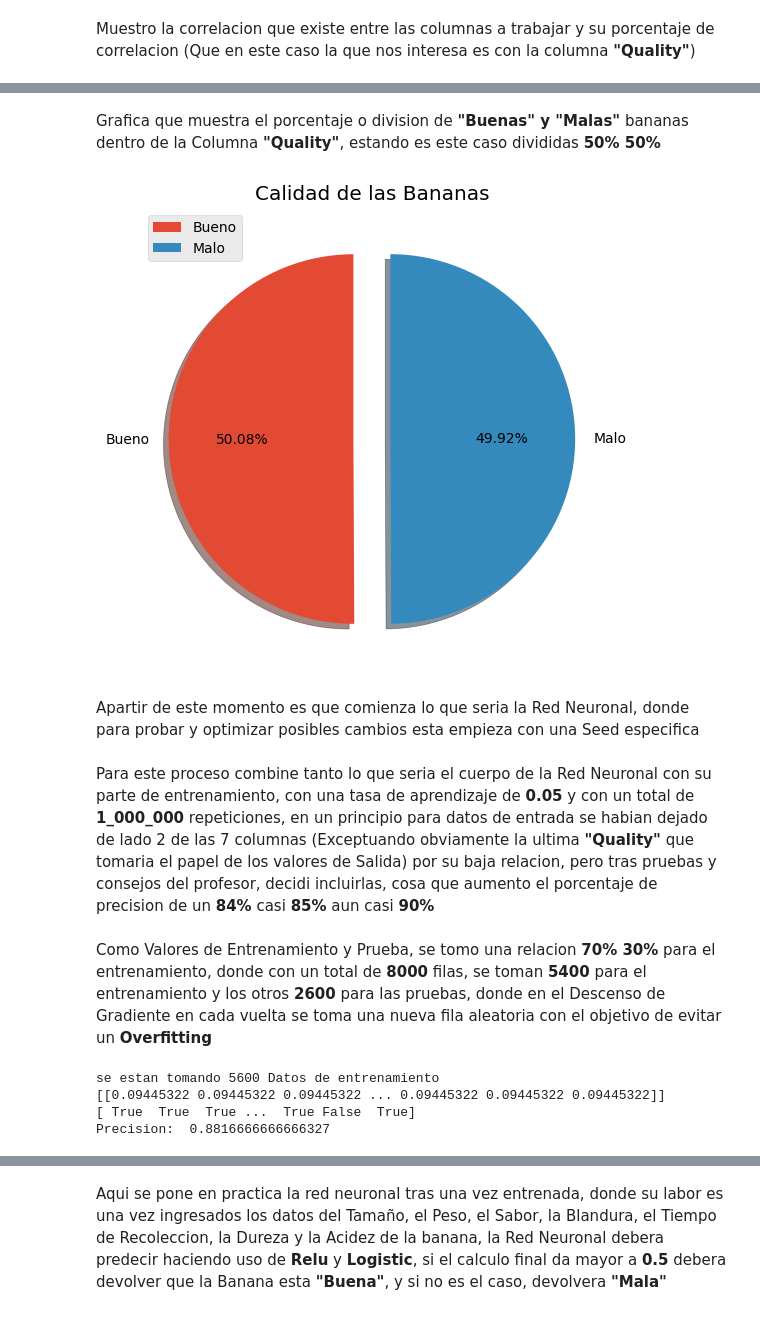
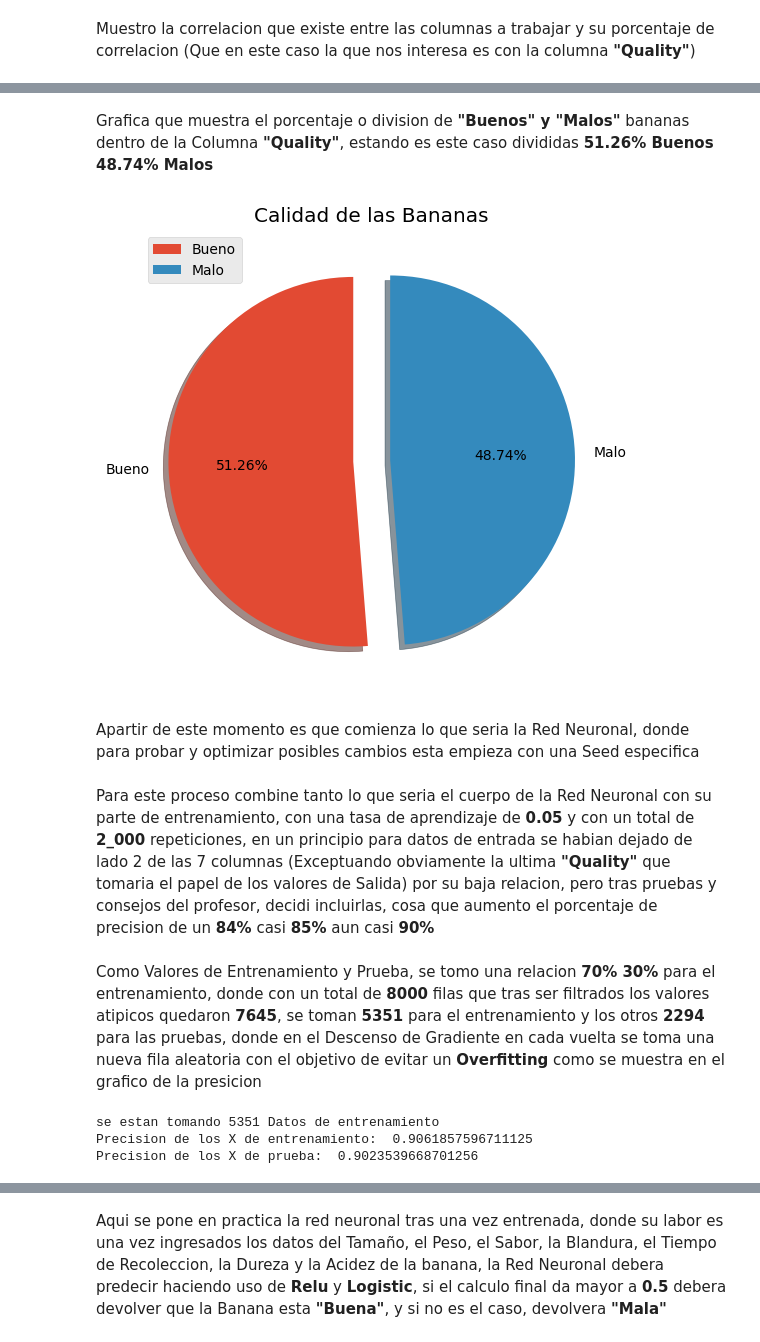
Before and after one commit to JohnnyArvelo/TP-Mate-3-Red-neuronal, a Jupyter notebook: Mate3.ipynb, the cells around one changed output, grey strips where cells are left out. Drawn from its saved outputs; the diff is of its cells as text; code cells hidden in the pictures.

```diff
--- a/Mate3.ipynb
+++ b/Mate3.ipynb
@@ -111,10 +164,10 @@ Antes de empezar a usar los datos, es necesario que transforme la Columna **"Qua
 from sklearn.preprocessing import LabelEncoder
 encode = LabelEncoder()
 for i in ['Quality']:
-    data[i] = encode.fit_transform(data[i])
+    filtrados[i] = encode.fit_transform(filtrados[i])
 
 #Primeros elementos
-data.head()
+filtrados.head()
 # %% [output]
 |  | Size | Weight | Sweetness | Softness | HarvestTime | Ripeness | Acidity | Quality |
 | 0 | -1.924968 | 0.468078 | 3.077832 | -1.472177 | 0.294799 | 2.435570 | 0.271290 | 1 |
@@ -192,27 +243,27 @@ Precision Mejorable =  80.0 %
 # %% [markdown]
-Grafica que muestra el porcentaje o division de **"Buenas" y "Malas"** bananas dentro de la Columna **"Quality"**, estando es este caso divididas **50% 50%**
+Grafica que muestra el porcentaje o division de **"Buenos" y "Malos"** bananas dentro de la Columna **"Quality"**, estando es este caso divididas **51.26% Buenos 48.74% Malos**
 # %%
 #Grafica de porcentaje de bananas Buenas y Malas
 
 import matplotlib.pyplot as plt
 
 plt.figure(figsize=[6,6])
 valores=["Bueno","Malo"]
 plt.style.use('ggplot')
 plt.title("Calidad de las Bananas")
-plt.pie(data['Quality'].value_counts(),labels=valores,autopct='%.2f%%',shadow=True,explode=(0.1,0.1),startangle=90)
+plt.pie(filtrados['Quality'].value_counts(),labels=valores,autopct='%.2f%%',shadow=True,explode=(0.1,0.1),startangle=90)
 plt.axis=('equal')
 plt.legend(loc="upper left")
 
 plt.show()
 # %% [output]
-[figure, old version]
+[figure, new version]
 # %% [markdown]
 Apartir de este momento es que comienza lo que seria la Red Neuronal, donde para probar y optimizar posibles cambios esta empieza con una Seed especifica
 # %% [markdown]
-Para este proceso combine tanto lo que seria el cuerpo de la Red Neuronal con su parte de entrenamiento, con una tasa de aprendizaje de **0.05** y con un total de **1_000_000** repeticiones, en un principio para datos de entrada se habian dejado de lado 2 de las 7 columnas (Exceptuando obviamente la ultima **"Quality"** que tomaria el papel de los valores de Salida) por su baja relacion, pero tras pruebas y consejos del profesor, decidi incluirlas, cosa que aumento el porcentaje de precision de un **84%** casi **85%** aun casi **90%**
+Para este proceso combine tanto lo que seria el cuerpo de la Red Neuronal con su parte de entrenamiento, con una tasa de aprendizaje de **0.05** y con un total de **2_000** repeticiones, en un principio para datos de entrada se habian dejado de lado 2 de las 7 columnas (Exceptuando obviamente la ultima **"Quality"** que tomaria el papel de los valores de Salida) por su baja relacion, pero tras pruebas y consejos del profesor, decidi incluirlas, cosa que aumento el porcentaje de precision de un **84%** casi **85%** aun casi **90%**
 # %% [markdown]
-Como Valores de Entrenamiento y Prueba, se tomo una relacion **70% 30%** para el entrenamiento, donde con un total de **8000** filas, se toman **5400** para el entrenamiento y los otros **2600** para las pruebas, donde en el Descenso de Gradiente en cada vuelta se toma una nueva fila aleatoria con el objetivo de evitar un **Overfitting**
+Como Valores de Entrenamiento y Prueba, se tomo una relacion **70% 30%** para el entrenamiento, donde con un total de **8000** filas que tras ser filtrados los valores atipicos quedaron **7645**, se toman **5351** para el entrenamiento y los otros **2294** para las pruebas, donde en el Descenso de Gradiente en cada vuelta se toma una nueva fila aleatoria con el objetivo de evitar un **Overfitting** como se muestra en el grafico de la presicion
 # %%
 np.random.seed(5) #Cargo la semilla
 
@@ -221,10 +272,10 @@ aprendizaje = 0.05  # tasa de aprendizaje
 # Extraer columnas de entrada (Size,Weight,Sweetness,HarvestTime,Ripeness)
 #entrada = data.iloc[:,[0,1,2,4,5]].values (Omitiendo la columna 3 y 6)
 
-entrada = data.iloc[:,0:7].values #Todas las columnas excepto la ultima (Ingreso 7 entradas)
+entrada = filtrados.iloc[:,0:7].values #Todas las columnas excepto la ultima (Ingreso 7 entradas)
 
 # Extraer columna de Quality
-salida = data.iloc[:, 7].values
+salida = filtrados.iloc[:, 7].values
 
 # Dividir los conjuntos de datos de entrenamiento y prueba
 # 30 % en prueba y un 70 % en entrenamiento
@@ -287,7 +338,10 @@ def backward_prop(Z1, A1, Z2, A2, X, Y):
 
 # Descenso de Gradiente
 
-for i in range(1_000_000):
+x_trein_lista_presicion=[]
+x_train_lista_presicion=[]
+
+for i in range(2_000):
 
     # selecciona aleatoriamente uno de los datos de entrenamiento
 
@@ -311,16 +365,20 @@ for i in range(1_000_000):
     w_output -= aprendizaje * dW2
     b_output -= aprendizaje * dB2
 
-# Calculo de precisión
+    # Calculo de precisión
+    test_predictions = forward_prop(X_test.transpose())[3] # me interesa solo la capa de salida, A2
+    test_comparisons = np.equal((test_predictions >= .5).flatten().astype(int), Y_test)
+    presicion = sum(test_comparisons.astype(int) / X_test.shape[0])
+    x_trein_lista_presicion.append(presicion)
 
-test_predictions = forward_prop(X_test.transpose())[3] # me interesa solo la capa de salida, A2
-print(test_predictions)
-test_comparisons = np.equal((test_predictions >= .5).flatten().astype(int), Y_test)
-print(test_comparisons)
-presicion = sum(test_comparisons.astype(int) / X_test.shape[0])
-print("Precision: ", presicion)
+    test_predictions = forward_prop(X_train.transpose())[3] # me interesa solo la capa de salida, A2
+    test_comparisons = np.equal((test_predictions >= .5).flatten().astype(int), Y_train)
+    presicion_2 = sum(test_comparisons.astype(int) / X_train.shape[0])
+    x_train_lista_presicion.append(presicion_2)
+
+print("Precision de los X de entrenamiento: ", presicion_2)
+print("Precision de los X de prueba: ", presicion)
 # %% [output]
-se estan tomando 5600 Datos de entrenamiento
-[[0.09445322 0.09445322 0.09445322 ... 0.09445322 0.09445322 0.09445322]]
-[ True  True  True ...  True False  True]
-Precision:  0.8816666666666327
+se estan tomando 5351 Datos de entrenamiento
+Precision de los X de entrenamiento:  0.9061857596711125
+Precision de los X de prueba:  0.9023539668701256
```
Also changed, not shown: parts of 17 cells of this notebook.
